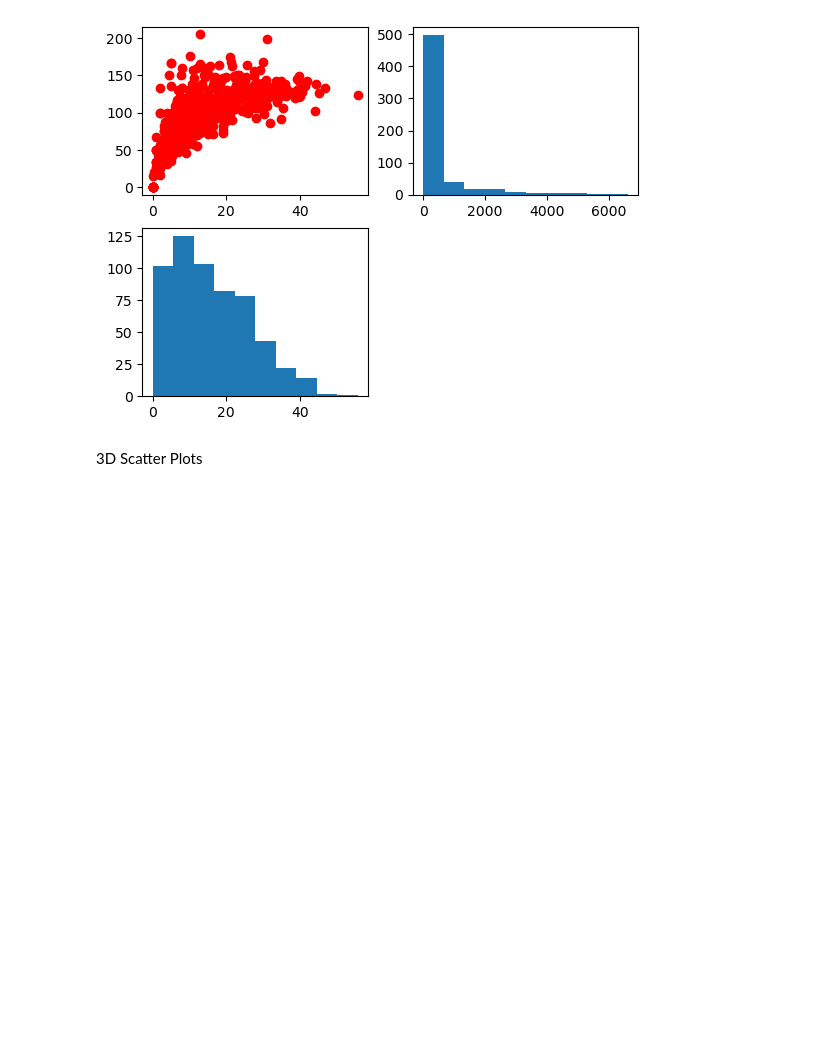
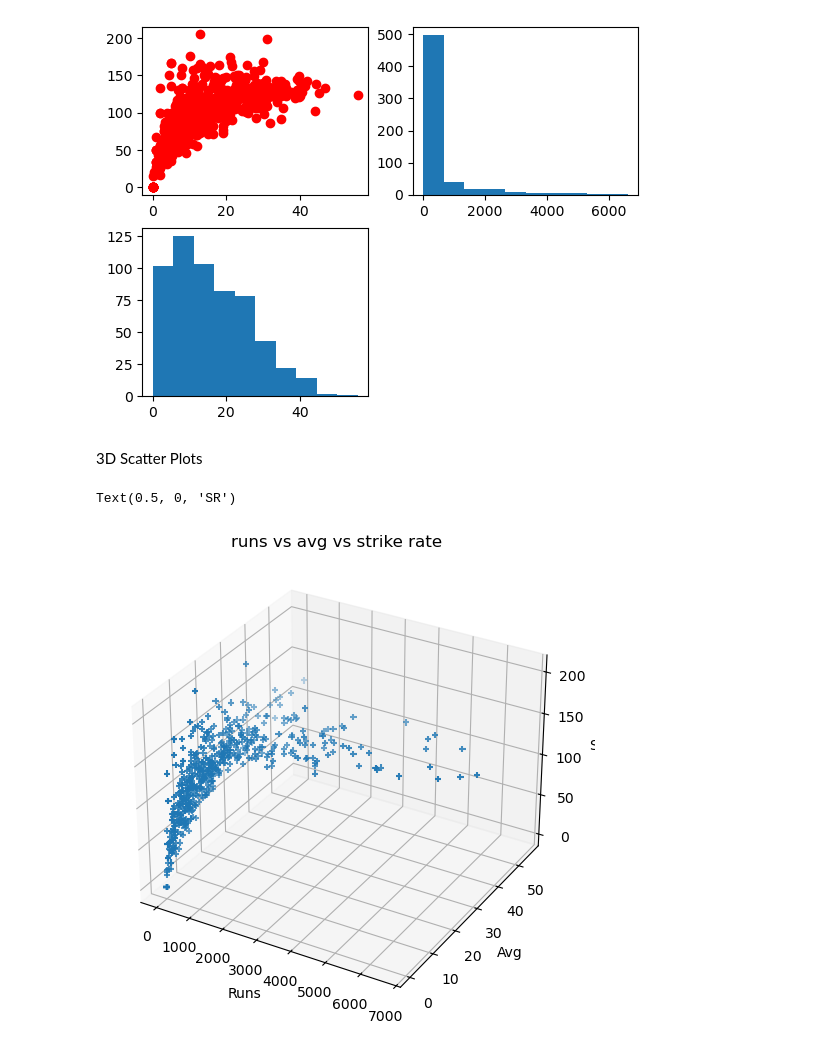
Before and after one commit to vijaymehta1/Python-libraries, a Jupyter notebook: lecture_12/advmetplotlib.ipynb, the cells around one changed output. Cells and saved outputs as stored; diff of their text form; code cells hidden in the pictures; blank space fills up the shorter version.

Commit message:
plotting some 3D graphs

```diff
--- a/lecture_12/advmetplotlib.ipynb
+++ b/lecture_12/advmetplotlib.ipynb
@@ -184,3 +184,14 @@ ax3.hist(batter['avg'])
 [figure]
 # %% [markdown]
 3D Scatter Plots
+# %%
+fig = plt.figure(figsize=(15,6))
+ax = plt.subplot(projection ='3d')
+ax.scatter3D(batter['runs'],batter['avg'],batter['strike_rate'],marker='+')
+ax.set_title('runs vs avg vs strike rate')
+ax.set_xlabel('Runs')
+ax.set_ylabel('Avg')
+ax.set_zlabel('SR')
+# %% [output]
+Text(0.5, 0, 'SR')
+[figure, added]
```
Also changed, not shown: parts of 11 cells of this notebook, 1 other file.
